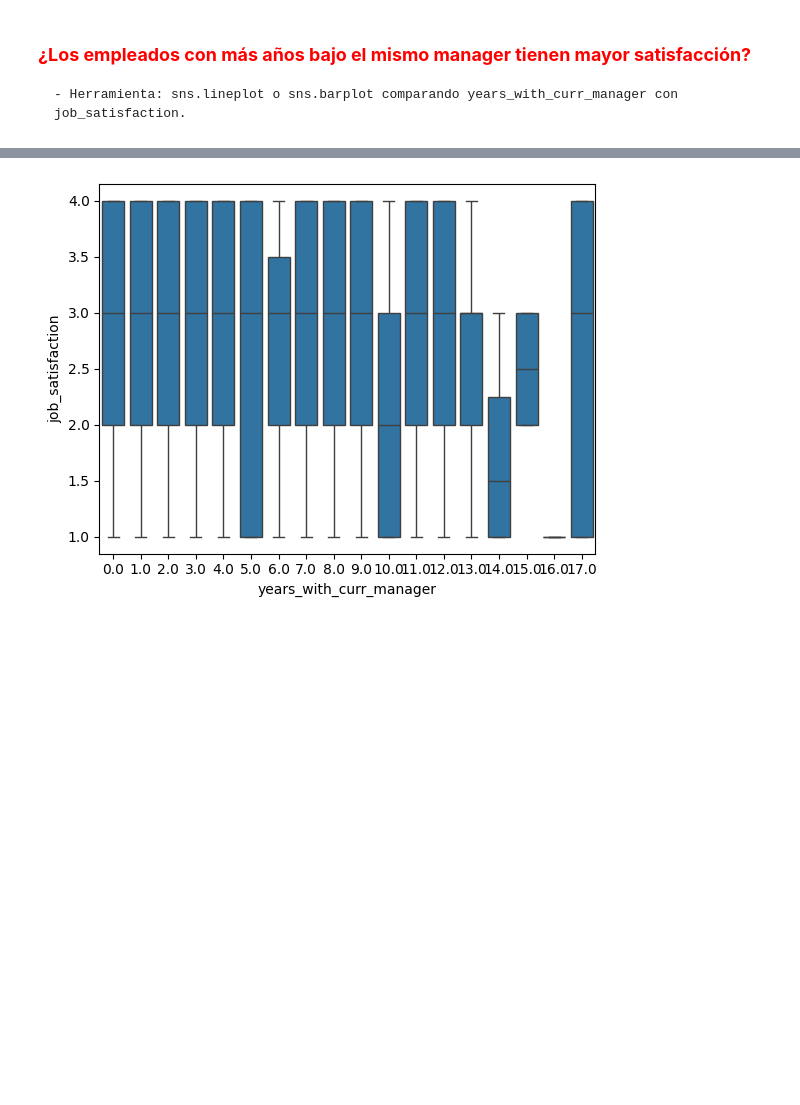
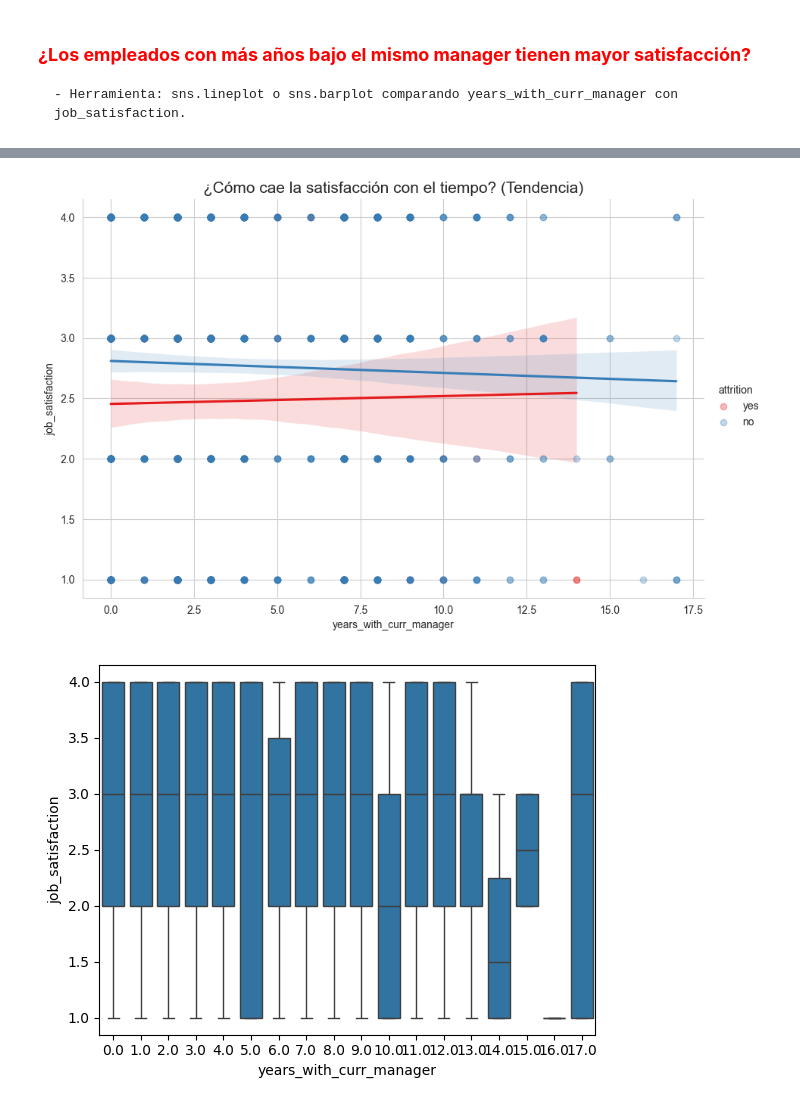
Before and after one commit to Lumo88/project-da-promo-65-modulo-3-team-1, a Jupyter notebook: Insights.ipynb, the cells around one changed output, grey strips where cells are left out. Saved outputs shown, nothing was run; the diff lists cells and outputs as text; code cells hidden in the pictures; blank space fills up the shorter version.

```diff
--- a/Insights.ipynb
+++ b/Insights.ipynb
@@ -267,3 +329,18 @@ sns.lineplot(data=df_hr,x="years_with_curr_manager",y="job_satisfaction");
+# %%
+# Usamos lmplot para crear líneas de tendencia automáticas
+sns.lmplot(data=df_hr,
+           x="years_with_curr_manager",
+           y="job_satisfaction",
+           hue="attrition",
+           palette="Set1",
+           scatter_kws={'alpha':0.3}, # Hacemos los puntos un poco transparentes
+           height=6, aspect=1.5)
+
+# Añadimos títulos que ayuden al insight
+plt.title('¿Cómo cae la satisfacción con el tiempo? (Tendencia)', fontsize=15)
+plt.show()
+# %% [output]
+[figure, added]
 # %%
 sns.boxplot(data=df_hr,x="years_with_curr_manager",y="job_satisfaction");
 # %% [output]
```
Also changed, not shown: parts of 12 cells of this notebook, 3 other files.
